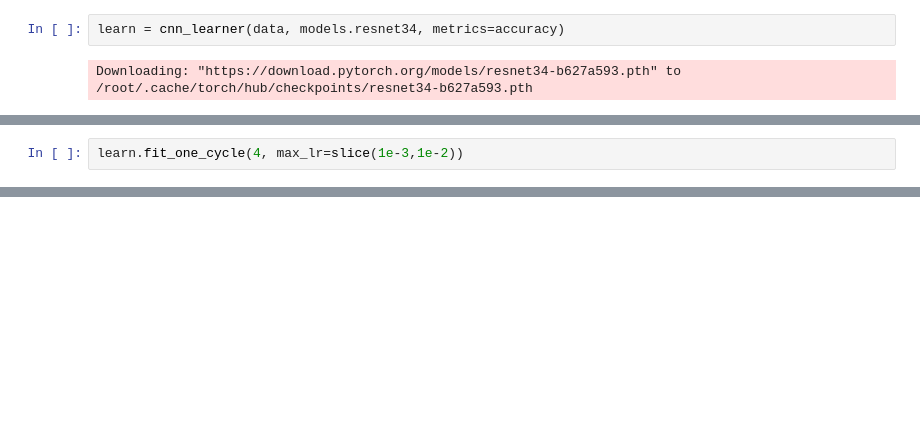
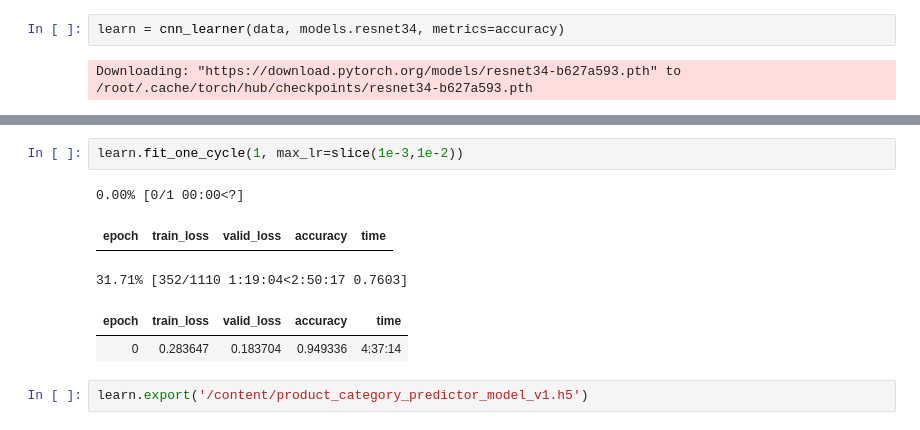
Before and after one commit to princegaur707/Machine-Minds-Image-Classifier, a Jupyter notebook: Product_images_classification.ipynb, the cells around one changed output, grey strips where cells are left out. Saved outputs shown, nothing was run; the diff lists cells and outputs as text; blank space fills up the shorter version.

```diff
--- a/Product_images_classification.ipynb
+++ b/Product_images_classification.ipynb
@@ -205,4 +204,2 @@ learn.recorder.plot()
-# %%
-learn.fit_one_cycle(4, max_lr=slice(1e-3,1e-2))
 # %%
 interp = ClassificationInterpretation.from_learner(learn)
@@ -209,2 +208,12 @@ interp = ClassificationInterpretation.from_learner(learn)
+# %%
+learn.fit_one_cycle(1, max_lr=slice(1e-3,1e-2))
+# %% [output]
+0.00% [0/1 00:00<?]
+| epoch | train_loss | valid_loss | accuracy | time |
+31.71% [352/1110 1:19:04<2:50:17 0.7603]
+| epoch | train_loss | valid_loss | accuracy | time |
+| 0 | 0.283647 | 0.183704 | 0.949336 | 4:37:14 |
+# %%
+learn.export('/content/product_category_predictor_model_v1.h5')
 # %%
 interp.plot_confusion_matrix(figsize=(12,12), dpi=60)
```
Also changed, not shown: parts of 14 cells of this notebook.
